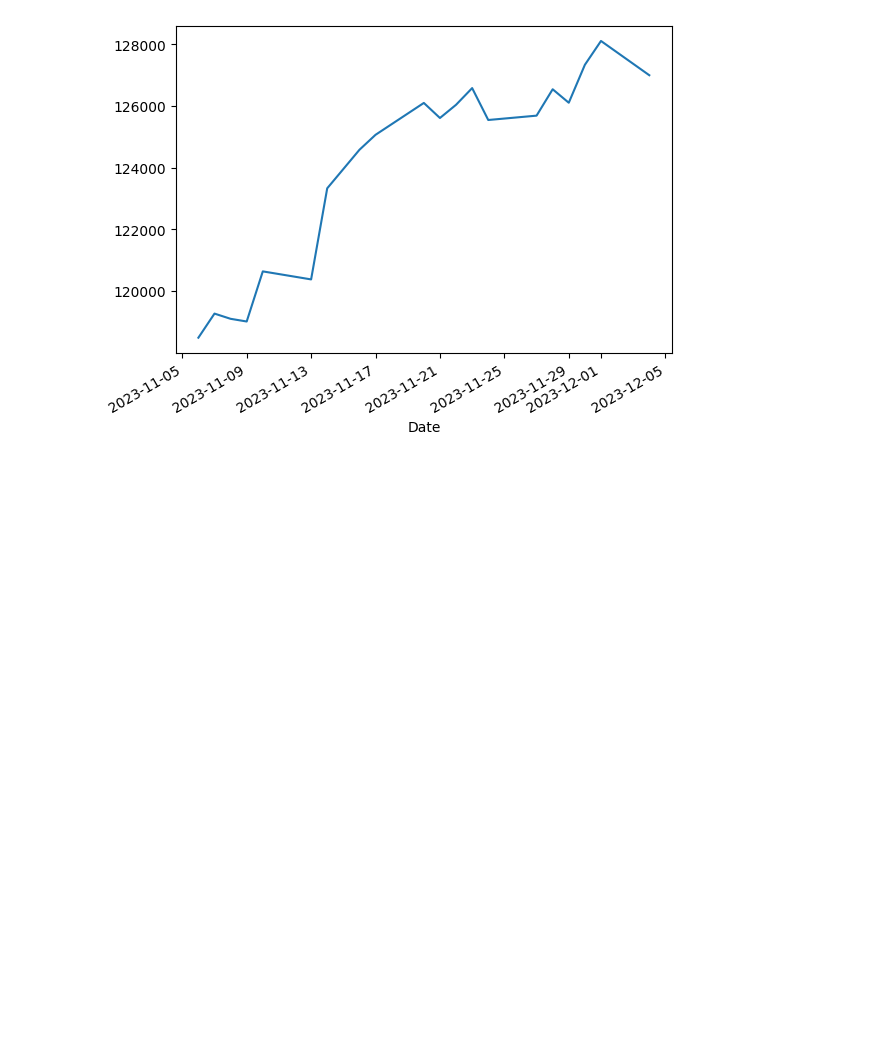
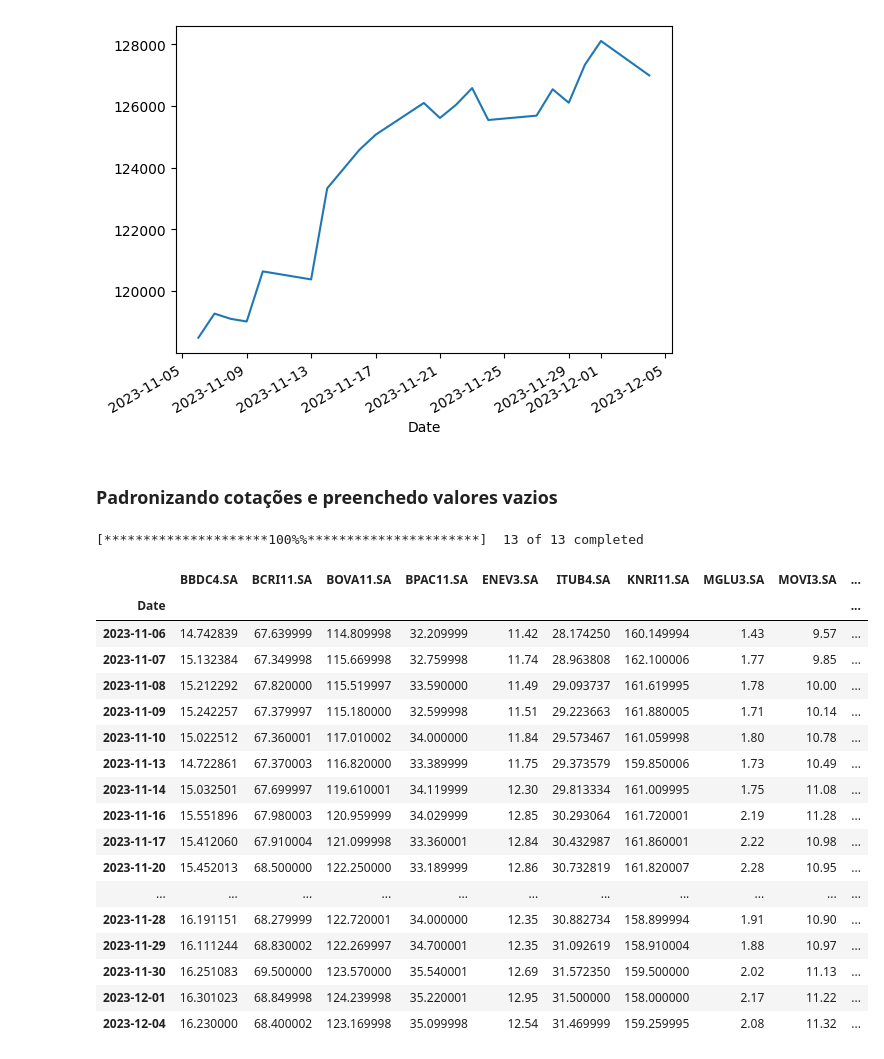
Before and after one commit to SousaNunesBS/analise-carteira-investimento, a Jupyter notebook: analise-investimento.ipynb, the cells around one changed output. Cells and saved outputs as stored; diff of their text form; code cells hidden in the pictures; blank space fills up the shorter version.

```diff
--- a/analise-investimento.ipynb
+++ b/analise-investimento.ipynb
@@ -63,3 +63,29 @@ df_ibov.plot()
 plt.show()
 # %% [output]
 [figure]
+# %% [markdown]
+### Padronizando cotações e preenchedo valores vazios
+# %%
+lista_ativos = list(df_carteira['Ativos'].astype(str)+ '.SA')
+df_cotacoes = pdr.get_data_yahoo(lista_ativos, data_inicial, data_final)['Adj Close']
+display(df_cotacoes)
+# %% [output]
+[*********************100%%**********************]  13 of 13 completed
+|  | BBDC4.SA | BCRI11.SA | BOVA11.SA | BPAC11.SA | ENEV3.SA | ITUB4.SA | KNRI11.SA | MGLU3.SA | MOVI3.SA | ... |
+| Date |  |  |  |  |  |  |  |  |  | ... |
+| 2023-11-06 | 14.742839 | 67.639999 | 114.809998 | 32.209999 | 11.42 | 28.174250 | 160.149994 | 1.43 | 9.57 | ... |
+| 2023-11-07 | 15.132384 | 67.349998 | 115.669998 | 32.759998 | 11.74 | 28.963808 | 162.100006 | 1.77 | 9.85 | ... |
+| 2023-11-08 | 15.212292 | 67.820000 | 115.519997 | 33.590000 | 11.49 | 29.093737 | 161.619995 | 1.78 | 10.00 | ... |
+| 2023-11-09 | 15.242257 | 67.379997 | 115.180000 | 32.599998 | 11.51 | 29.223663 | 161.880005 | 1.71 | 10.14 | ... |
+| 2023-11-10 | 15.022512 | 67.360001 | 117.010002 | 34.000000 | 11.84 | 29.573467 | 161.059998 | 1.80 | 10.78 | ... |
+| 2023-11-13 | 14.722861 | 67.370003 | 116.820000 | 33.389999 | 11.75 | 29.373579 | 159.850006 | 1.73 | 10.49 | ... |
+| 2023-11-14 | 15.032501 | 67.699997 | 119.610001 | 34.119999 | 12.30 | 29.813334 | 161.009995 | 1.75 | 11.08 | ... |
+| 2023-11-16 | 15.551896 | 67.980003 | 120.959999 | 34.029999 | 12.85 | 30.293064 | 161.720001 | 2.19 | 11.28 | ... |
+| 2023-11-17 | 15.412060 | 67.910004 | 121.099998 | 33.360001 | 12.84 | 30.432987 | 161.860001 | 2.22 | 10.98 | ... |
+| 2023-11-20 | 15.452013 | 68.500000 | 122.250000 | 33.189999 | 12.86 | 30.732819 | 161.820007 | 2.28 | 10.95 | ... |
+| ... | ... | ... | ... | ... | ... | ... | ... | ... | ... | ... |
+| 2023-11-28 | 16.191151 | 68.279999 | 122.720001 | 34.000000 | 12.35 | 30.882734 | 158.899994 | 1.91 | 10.90 | ... |
+| 2023-11-29 | 16.111244 | 68.830002 | 122.269997 | 34.700001 | 12.35 | 31.092619 | 158.910004 | 1.88 | 10.97 | ... |
+| 2023-11-30 | 16.251083 | 69.500000 | 123.570000 | 35.540001 | 12.69 | 31.572350 | 159.500000 | 2.02 | 11.13 | ... |
+| 2023-12-01 | 16.301023 | 68.849998 | 124.239998 | 35.220001 | 12.95 | 31.500000 | 158.000000 | 2.17 | 11.22 | ... |
+| 2023-12-04 | 16.230000 | 68.400002 | 123.169998 | 35.099998 | 12.54 | 31.469999 | 159.259995 | 2.08 | 11.32 | ... |
```
Also changed, not shown: parts of 6 cells of this notebook.
